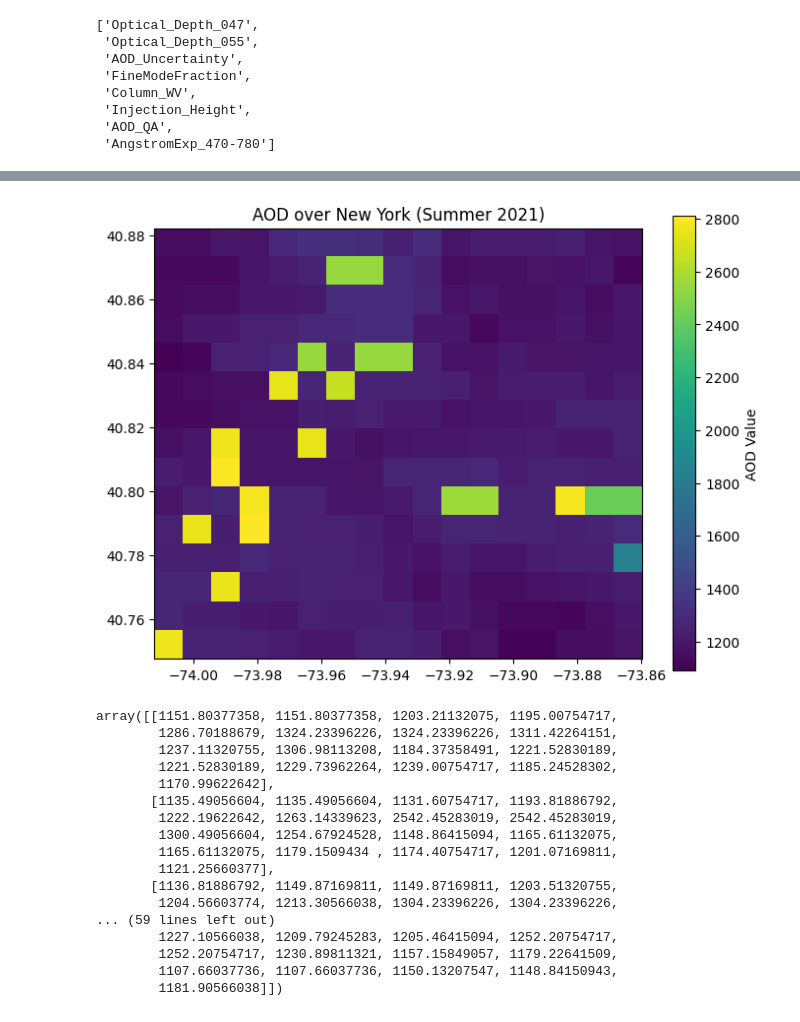
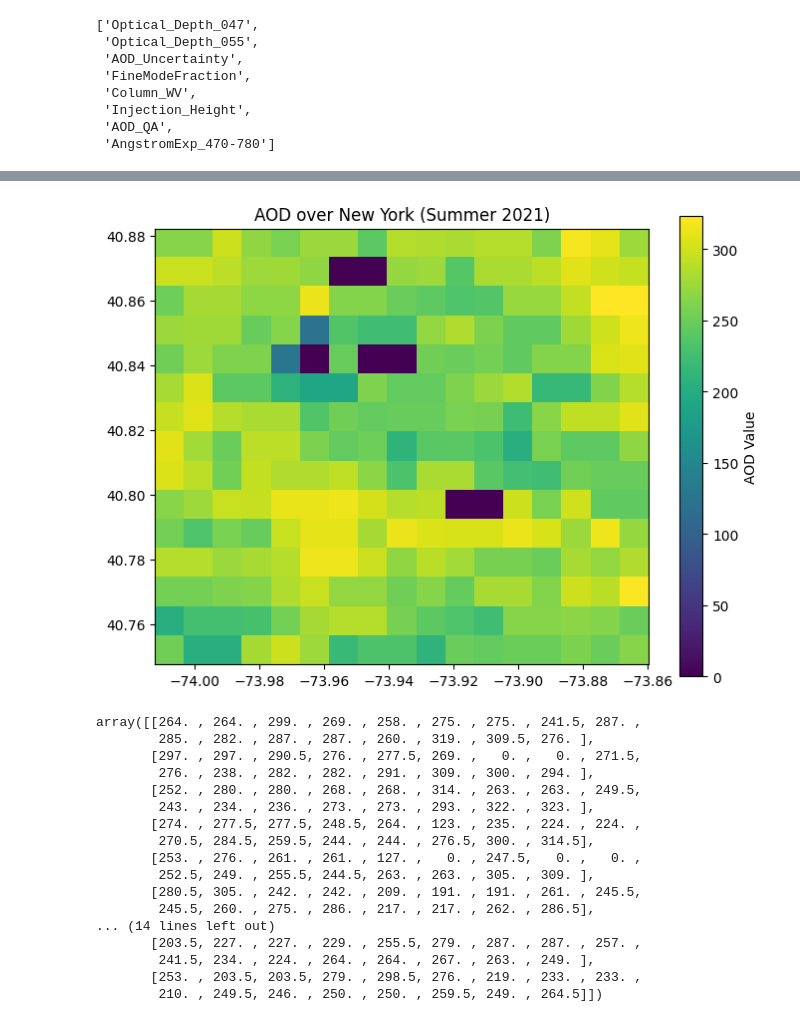
Before and after one commit to hoanglinh171/ey_challenge, a Jupyter notebook: data_pipeline/src/AOD_data.ipynb, the cells around one changed output, grey strips where cells are left out. Saved outputs shown, nothing was run; the diff lists cells and outputs as text; code cells hidden in the pictures.

```diff
--- a/data_pipeline/src/AOD_data.ipynb
+++ b/data_pipeline/src/AOD_data.ipynb
@@ -74,47 +129,47 @@ An error occurred while downloading.
 JSONDecodeError: Expecting value: line 1 column 1 (char 0)
 # %%
 # tif. file path
-tif_file = "..\\data\\air_quality\\AOD\\AOD_NewYork_Summer2021.tif"
+tif_file = "..\\data\\air_quality\\AOD\\AOD_NewYork_Summer2021(median).tif"
 
 # Open tif. file
 with rasterio.open(tif_file) as src:
-    aod_data = src.read(7)  # Đọc band đầu tiên
+    aod_data = src.read(1)  # Đọc band đầu tiên
     profile = src.profile  # Metadata của file
     bounds = src.bounds
 
 
 # print("Metadata")
 # for key, value in profile.items():
 #     print(f"{key}: {value}")
 
 
 
 plt.figure(figsize=(8, 6))
 plt.imshow(aod_data, cmap="viridis", interpolation="nearest",
            extent=[bounds.left, bounds.right, bounds.bottom, bounds.top])
 plt.colorbar(label="AOD Value")
 plt.title("AOD over New York (Summer 2021)")
 plt.show()
 
 aod_data
 # %% [output]
-[figure, old version]
+[figure, new version]
-array([[1151.80377358, 1151.80377358, 1203.21132075, 1195.00754717,
-        1286.70188679, 1324.23396226, 1324.23396226, 1311.42264151,
-        1237.11320755, 1306.98113208, 1184.37358491, 1221.52830189,
-        1221.52830189, 1229.73962264, 1239.00754717, 1185.24528302,
-        1170.99622642],
-       [1135.49056604, 1135.49056604, 1131.60754717, 1193.81886792,
-        1222.19622642, 1263.14339623, 2542.45283019, 2542.45283019,
-        1300.49056604, 1254.67924528, 1148.86415094, 1165.61132075,
-        1165.61132075, 1179.1509434 , 1174.40754717, 1201.07169811,
-        1121.25660377],
-       [1136.81886792, 1149.87169811, 1149.87169811, 1203.51320755,
-        1204.56603774, 1213.30566038, 1304.23396226, 1304.23396226,
-... (59 lines left out)
-        1227.10566038, 1209.79245283, 1205.46415094, 1252.20754717,
-        1252.20754717, 1230.89811321, 1157.15849057, 1179.22641509,
-        1107.66037736, 1107.66037736, 1150.13207547, 1148.84150943,
-        1181.90566038]])
+array([[264. , 264. , 299. , 269. , 258. , 275. , 275. , 241.5, 287. ,
+        285. , 282. , 287. , 287. , 260. , 319. , 309.5, 276. ],
+       [297. , 297. , 290.5, 276. , 277.5, 269. ,   0. ,   0. , 271.5,
+        276. , 238. , 282. , 282. , 291. , 309. , 300. , 294. ],
+       [252. , 280. , 280. , 268. , 268. , 314. , 263. , 263. , 249.5,
+        243. , 234. , 236. , 273. , 273. , 293. , 322. , 323. ],
+       [274. , 277.5, 277.5, 248.5, 264. , 123. , 235. , 224. , 224. ,
+        270.5, 284.5, 259.5, 244. , 244. , 276.5, 300. , 314.5],
+       [253. , 276. , 261. , 261. , 127. ,   0. , 247.5,   0. ,   0. ,
+        252.5, 249. , 255.5, 244.5, 263. , 263. , 305. , 309. ],
+       [280.5, 305. , 242. , 242. , 209. , 191. , 191. , 261. , 245.5,
+        245.5, 260. , 275. , 286. , 217. , 217. , 262. , 286.5],
+... (14 lines left out)
+       [203.5, 227. , 227. , 229. , 255.5, 279. , 287. , 287. , 257. ,
+        241.5, 234. , 224. , 264. , 264. , 267. , 263. , 249. ],
+       [253. , 203.5, 203.5, 279. , 298.5, 276. , 219. , 233. , 233. ,
+        210. , 249.5, 246. , 250. , 250. , 259.5, 249. , 264.5]])
 # %%
 # tif. file path
```
Also changed, not shown: parts of 7 cells of this notebook, 16 other files.
